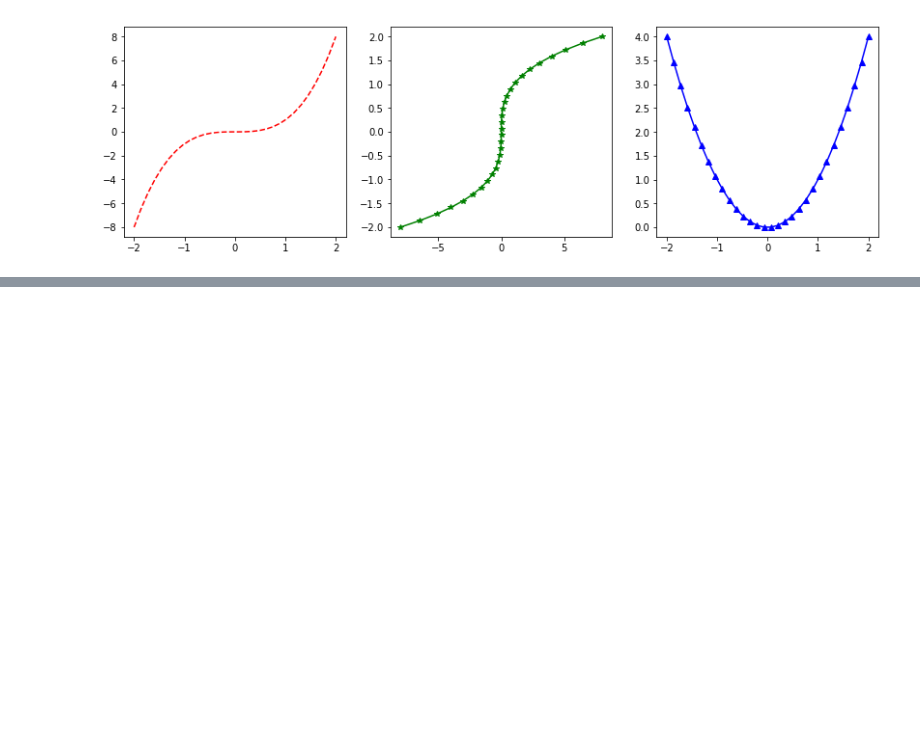
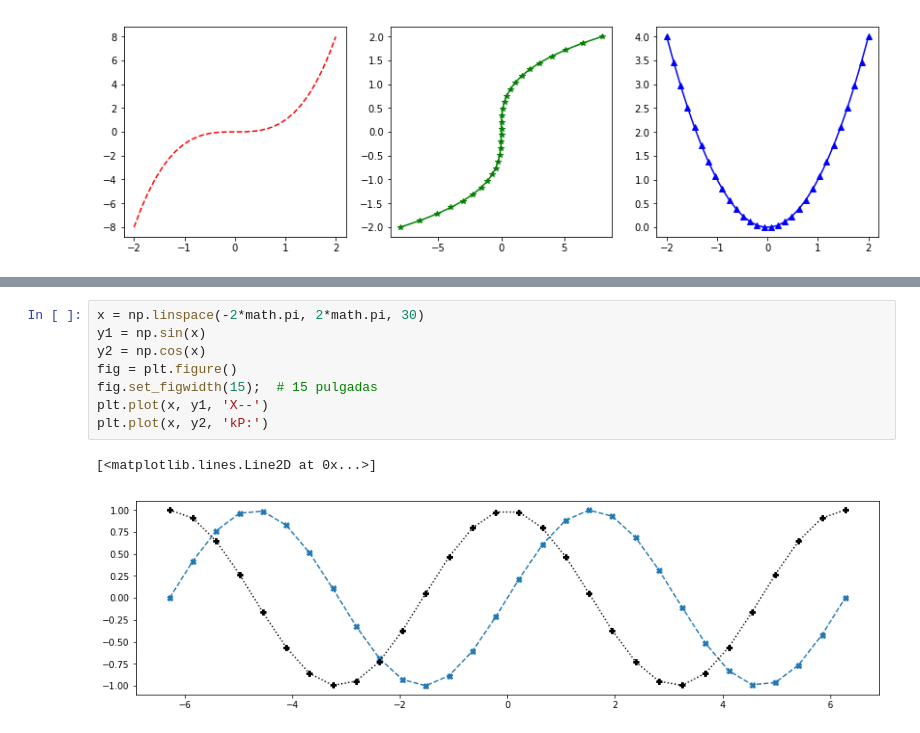
Before and after one commit to euribates/Jupyter, a Jupyter notebook: 009_matplotlib.ipynb, the cells around one changed output, grey strips where cells are left out. Drawn from its saved outputs; the diff is of its cells as text; blank space fills up the shorter version.

```diff
--- a/009_matplotlib.ipynb
+++ b/009_matplotlib.ipynb
@@ -30,0 +53,11 @@ plt.
+# %%
+x = np.linspace(-2*math.pi, 2*math.pi, 30)
+y1 = np.sin(x)
+y2 = np.cos(x)
+fig = plt.figure()
+fig.set_figwidth(15);  # 15 pulgadas
+plt.plot(x, y1, 'X--')
+plt.plot(x, y2, 'kP:')
+# %% [output]
+[<matplotlib.lines.Line2D at 0x...>]
+[figure, added]
```
Also changed, not shown: parts of 9 cells of this notebook, 13 other files.
